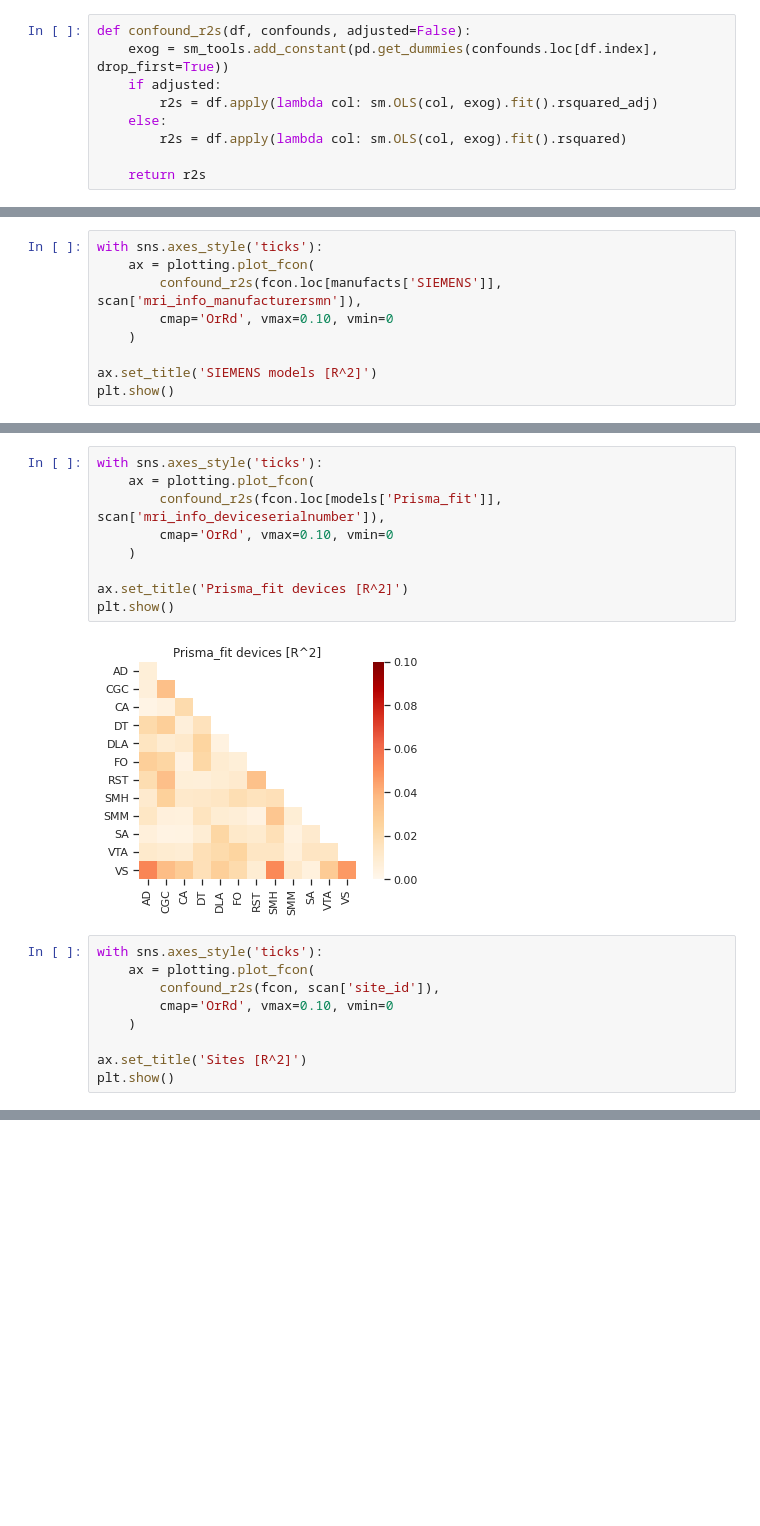
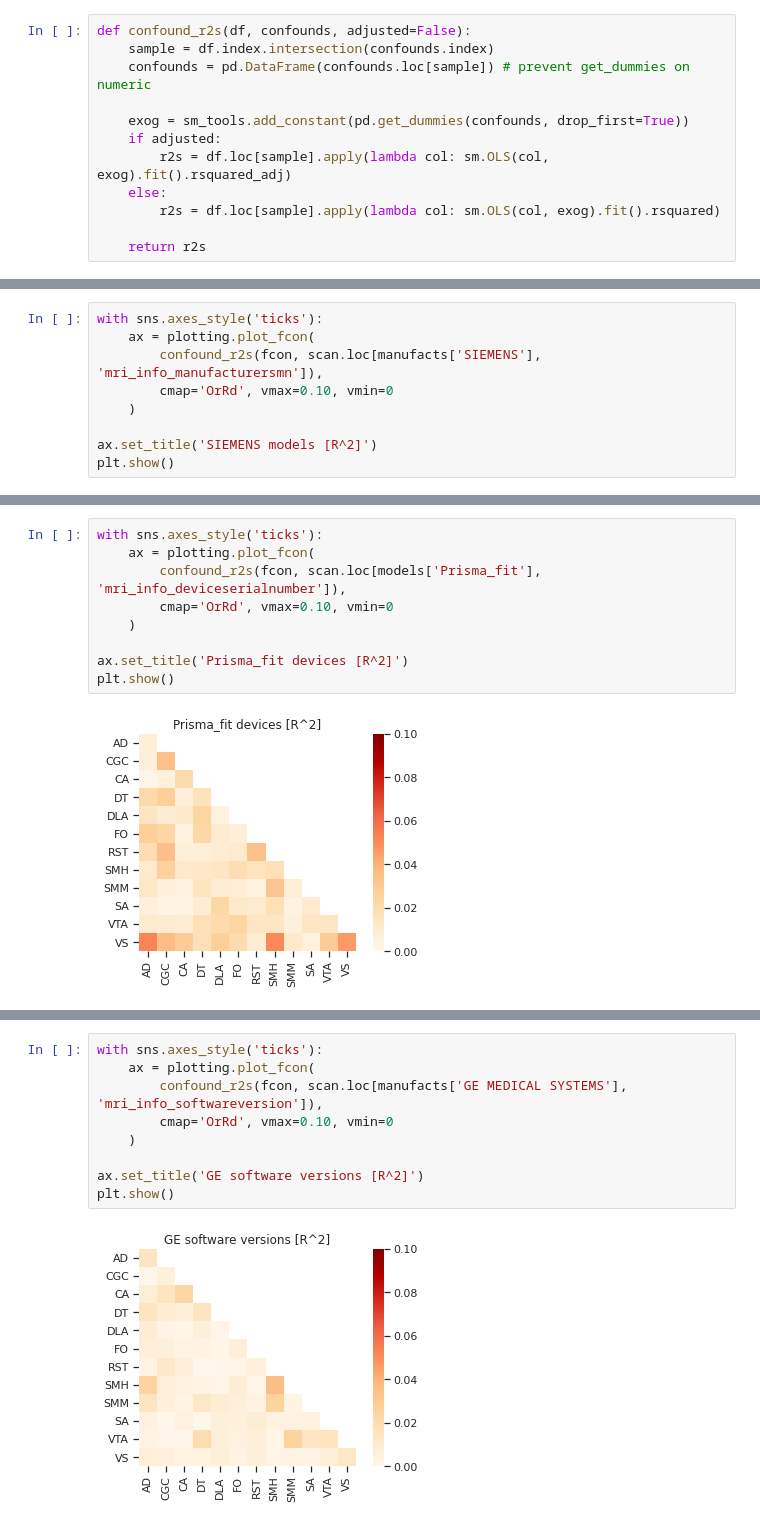
Before and after one commit to AKSoo/StructFunc, a Jupyter notebook: ABCD/ConfoundEffects.ipynb, the cells around one changed output, grey strips where cells are left out. Saved outputs shown, nothing was run; the diff lists cells and outputs as text; blank space fills up the shorter version.

Commit message:
confounds: more brands, more combinations

```diff
--- a/ABCD/ConfoundEffects.ipynb
+++ b/ABCD/ConfoundEffects.ipynb
@@ -85,11 +73,14 @@ import statsmodels.formula.api as smf
 from statsmodels.tools import tools as sm_tools
 # %%
 def confound_r2s(df, confounds, adjusted=False):
-    exog = sm_tools.add_constant(pd.get_dummies(confounds.loc[df.index], drop_first=True))
+    sample = df.index.intersection(confounds.index)
+    confounds = pd.DataFrame(confounds.loc[sample]) # prevent get_dummies on numeric
+
+    exog = sm_tools.add_constant(pd.get_dummies(confounds, drop_first=True))
     if adjusted:
-        r2s = df.apply(lambda col: sm.OLS(col, exog).fit().rsquared_adj)
+        r2s = df.loc[sample].apply(lambda col: sm.OLS(col, exog).fit().rsquared_adj)
     else:
-        r2s = df.apply(lambda col: sm.OLS(col, exog).fit().rsquared)
+        r2s = df.loc[sample].apply(lambda col: sm.OLS(col, exog).fit().rsquared)
 
     return r2s
 # %%
@@ -106,7 +110,7 @@ plt.show()
 # %%
 with sns.axes_style('ticks'):
     ax = plotting.plot_fcon(
-        confound_r2s(fcon.loc[manufacts['SIEMENS']], scan['mri_info_manufacturersmn']),
+        confound_r2s(fcon, scan.loc[manufacts['SIEMENS'], 'mri_info_manufacturersmn']),
         cmap='OrRd', vmax=0.10, vmin=0
     )
 
@@ -117,7 +121,7 @@ plt.show()
 # %%
 with sns.axes_style('ticks'):
     ax = plotting.plot_fcon(
-        confound_r2s(fcon.loc[models['Prisma_fit']], scan['mri_info_deviceserialnumber']),
+        confound_r2s(fcon, scan.loc[models['Prisma_fit'], 'mri_info_deviceserialnumber']),
         cmap='OrRd', vmax=0.10, vmin=0
     )
 
@@ -125,12 +129,3 @@ ax.set_title('Prisma_fit devices [R^2]')
 plt.show()
 # %% [output]
 [figure]
-# %%
-with sns.axes_style('ticks'):
-    ax = plotting.plot_fcon(
-        confound_r2s(fcon, scan['site_id']),
-        cmap='OrRd', vmax=0.10, vmin=0
-    )
-
-ax.set_title('Sites [R^2]')
-plt.show()
@@ -138,0 +149,11 @@ plt.show()
+# %%
+with sns.axes_style('ticks'):
+    ax = plotting.plot_fcon(
+        confound_r2s(fcon, scan.loc[manufacts['GE MEDICAL SYSTEMS'], 'mri_info_softwareversion']),
+        cmap='OrRd', vmax=0.10, vmin=0
+    )
+
+ax.set_title('GE software versions [R^2]')
+plt.show()
+# %% [output]
+[figure, added]
```
Also changed, not shown: parts of 41 cells of this notebook.
